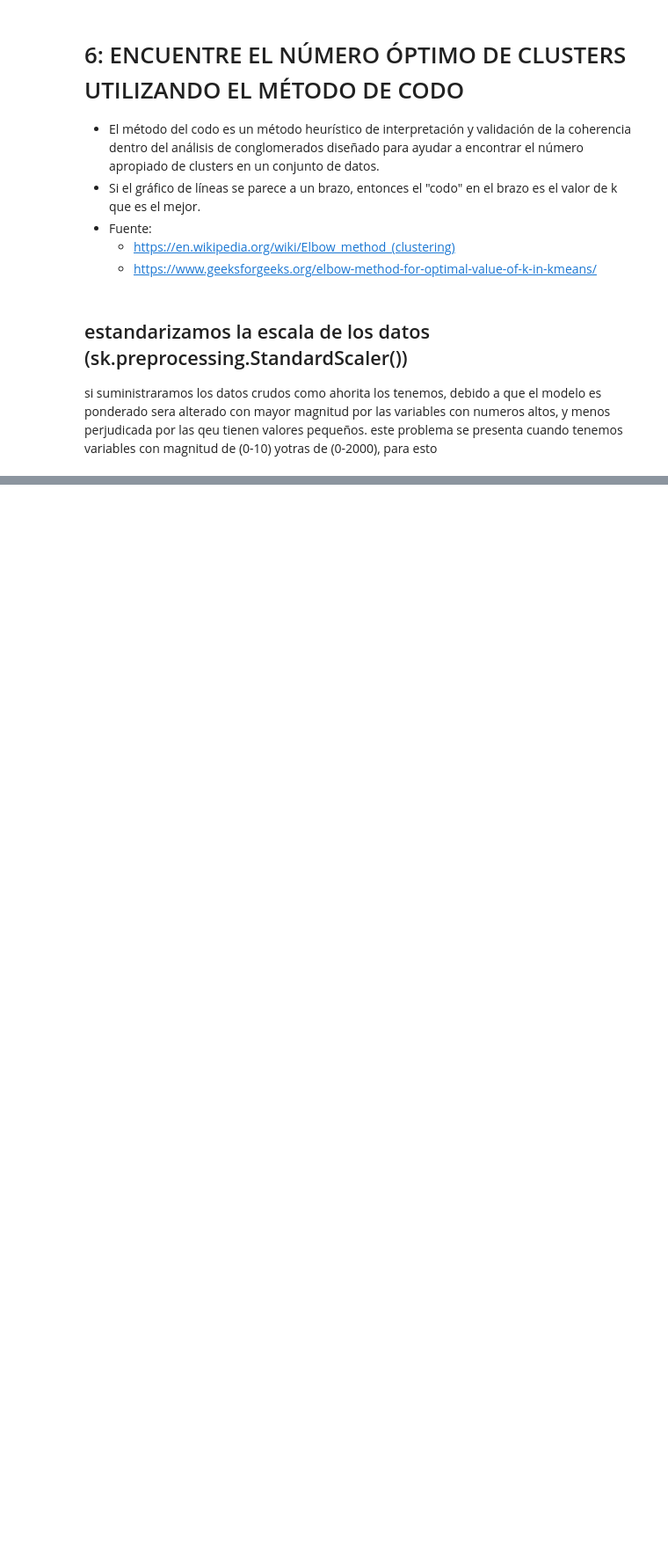
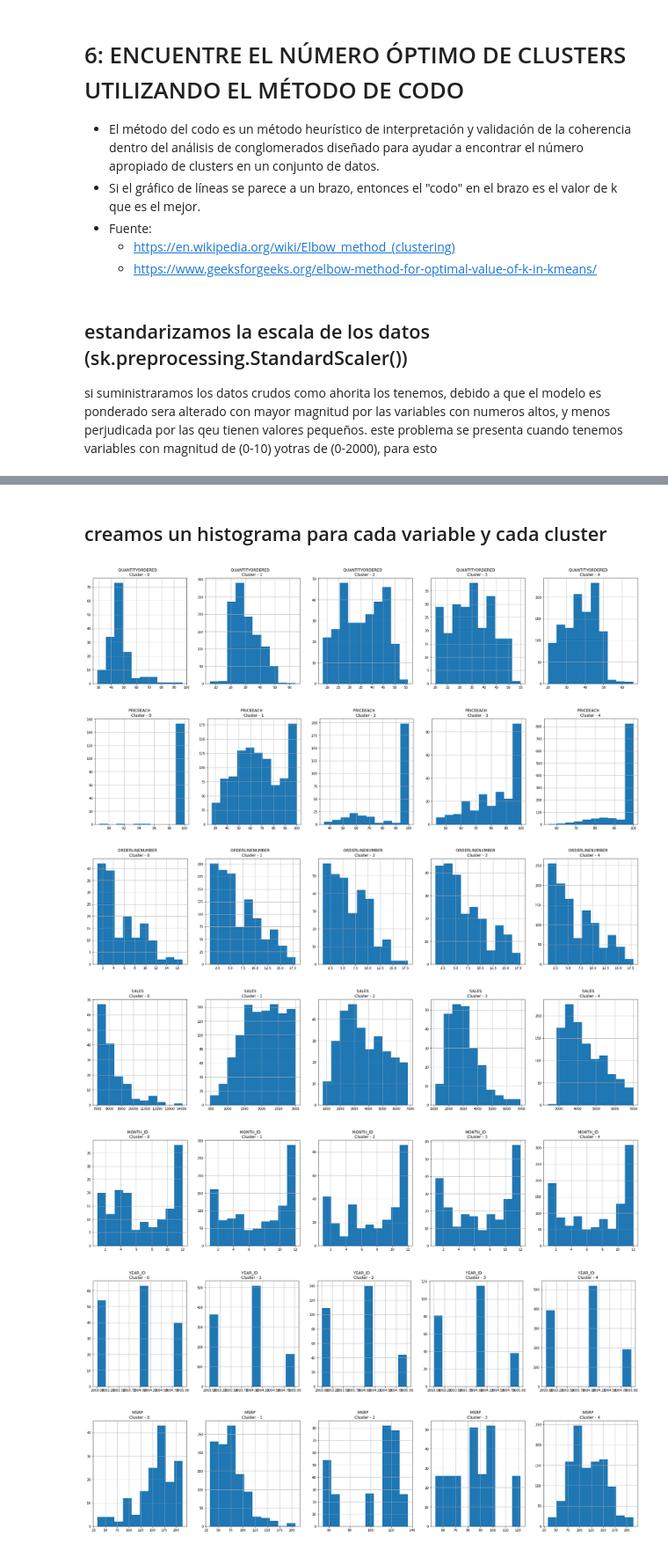
Before and after one commit to and35/3-marketing-AI, a Jupyter notebook: 3-marketing-AI.ipynb, the cells around one changed output, grey strips where cells are left out. Shown at 88% size. Cells and saved outputs as stored; diff of their text form; code cells hidden in the pictures; blank space fills up the shorter version.

```diff
--- a/3-marketing-AI.ipynb
+++ b/3-marketing-AI.ipynb
@@ -509,0 +562,9 @@ array([[-0.52289086,  0.5969775 , -1.05705871, -0.37082523, -1.42703863,
+# %%
+# entrenamos con el mejor K
+
+m_kmeans = KMeans(n_clusters = 5)
+m_kmeans.fit(sales_df_scaled)
+samples_labels= m_kmeans.labels_
+cluster_values = m_kmeans.cluster_centers_
+print(samples_labels.shape)
+print(cluster_values.shape)
@@ -509,0 +619,30 @@ array([[-0.52289086,  0.5969775 , -1.05705871, -0.37082523, -1.42703863,
+# %%
+predicted_clusters = m_kmeans.fit_predict(sales_df_scaled)
+# %% [markdown]
+## creamos un histograma para cada variable y cada cluster
+# %%
+# unimos el dataset original
+sales_df_c = pd.concat([sales_df, pd.DataFrame({"CLUSTER": predicted_clusters})],axis=1)
+# %%
+# convertimos los datos a float para poder hacer el histograma
+sales_df_c["ORDERLINENUMBER"] = sales_df_c["ORDERLINENUMBER"].apply(lambda x: float(x))
+# %%
+# Representar un histograma para cada característica según el clúster al que pertenece
+sale_df_cluster= sales_df_c
+for i in sales_df.columns[:9]:
+  plt.figure(figsize = (30, 6))
+  for j in range(5):
+    plt.subplot(1, 5, j+1)
+    cluster = sale_df_cluster[sale_df_cluster['CLUSTER'] == j]
+    cluster[i].hist()
+    plt.title('{}    \nCluster - {} '.format(i,j))
+
+  plt.show()
+# %% [output]
+[figure, added]
+[figure, added]
+[figure, added]
+[figure, added]
+[figure, added]
+[figure, added]
+[figure, added]
```
Also changed, not shown: parts of 52 cells of this notebook.
